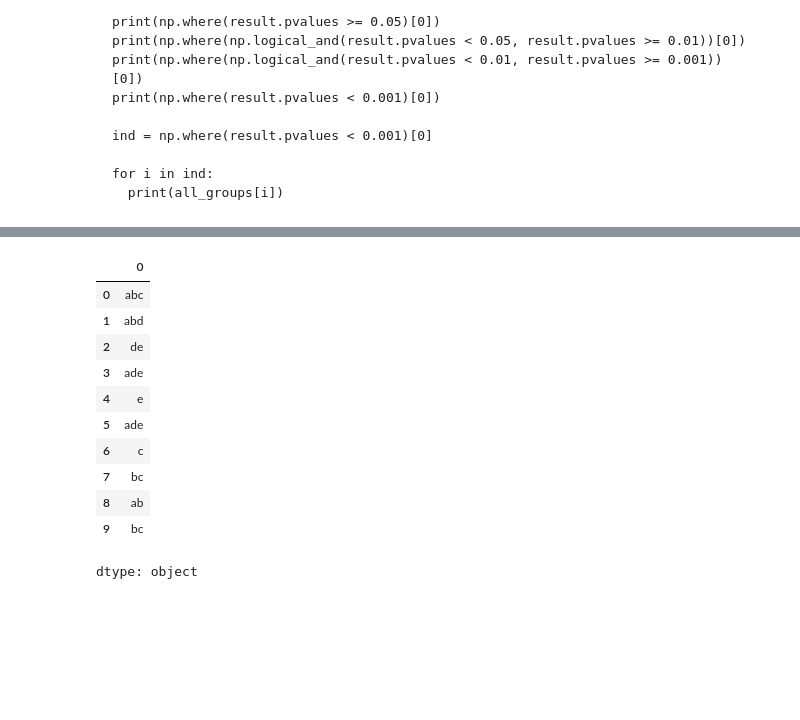
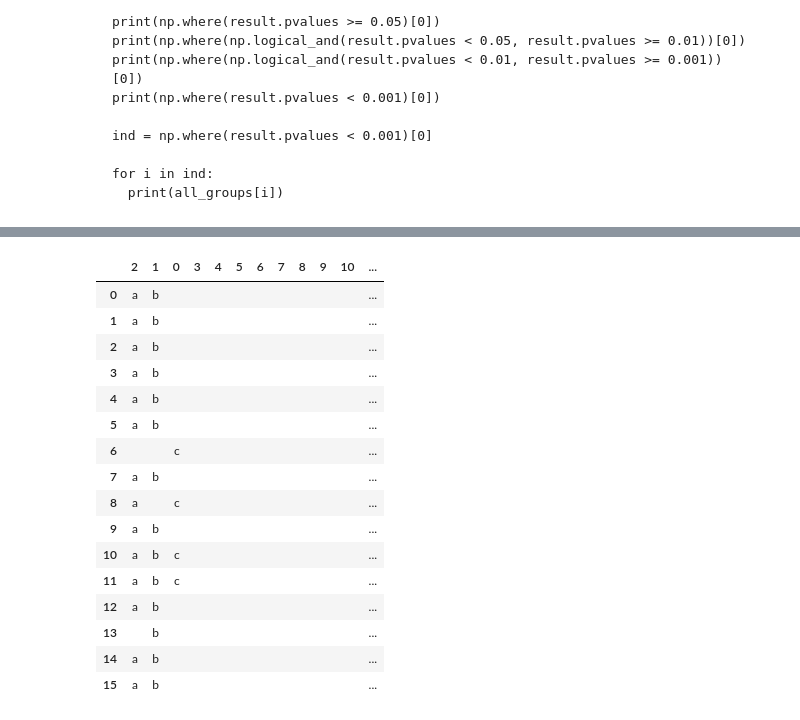
Before and after one commit to MKolaksazov/Data-Science, a Jupyter notebook: Colab code (graphs)/Fluorescence_Parameters_Tukey_test_letters.ipynb, the cells around one changed output, grey strips where cells are left out. Cells and saved outputs as stored; diff of their text form; code cells hidden in the pictures; blank space fills up the shorter version.

````diff
--- a/Colab code (graphs)/Fluorescence_Parameters_Tukey_test_letters.ipynb
+++ b/Colab code (graphs)/Fluorescence_Parameters_Tukey_test_letters.ipynb
@@ -46,4 +120,4 @@ df = pd.read_csv(csv_file, delimiter='\t', decimal='.') # delimiter '\t' or ';'
 # %%
-df = df.dropna()
+#df = df.dropna()
 if (sorting):
   df.sort_values(by="groups", key=lambda column: column.map(lambda e: group_order.index(e)), inplace=True)
@@ -53,7 +160,7 @@ Transposing the dataframe, so that it can be easily processed by the covariance
 # %%
 # print the resulting DataFrame
 #print(df)
-named = np.array(df.pop('groups'))
+named = np.array(df.pop(sorting_labels))
 transposed_df = df.T
 # %% [markdown]
 1.3) An optional step required to abbreviate the longer latin names of the crops, so that they can fit in the graph.
@@ -96,7 +203,7 @@ def derivations(params, y_height, y_dist, title_main):
 
     elif params == 'Phi_Eo':
         y_height = 0.7 # height of the graph
-        y_dist = 0.1 # distance between labels
+        y_dist = 0.2 # distance between labels
         title_main = '\u03C6$_{Eo}$ '
         derived_params = transposed_df.loc[params]
 
@@ -133,7 +240,7 @@ def derivations(params, y_height, y_dist, title_main):
 
     elif params == 'RC/CSm':
         y_height = 45000 # height of the graph
-        y_dist = 5000 # distance between labels
+        y_dist = 10000 # distance between labels
         title_main = 'RC/CS$_M$'
         derived_params = Fm_params/ABS_params
 
@@ -205,17 +312,18 @@
 
 Probably ```pandas.dataframe.pop()``` can be used as well.
 # %%
-try:
-    data, y_height, y_dist, title_main = derivations(parameter, y_height, y_dist, title_main)
-except Exception as e:
-    print(e)
-    params = df.pop(parameter) #required param
-    derived_params = pd.to_numeric(params.T)
-    print('no params')
-    data = pd.DataFrame({
-        'Variant': named,
-        'Value': derived_params
-    })
+if not stacked:
+  try:
+      data, y_height, y_dist, title_main = derivations(parameter, y_height, y_dist, title_main)
+  except Exception as e:
+      print(e)
+      params = df.pop(parameter) #required param
+      derived_params = params.T #pd.to_numeric(params.T)
+      print('no params')
+      data = pd.DataFrame({
+          'Variant': named,
+          'Value': derived_params
+      })
 # %% [markdown]
 3) performing the co-variance test
 (the following is a variant, showing the t-test)
@@ -342,9 +474,10 @@ data = dataVariant
 #Now take teh data and regroup for anova
 samples = [cols[1] for cols in data.groupby(col_to_group)[col_for_data]]
 #I am not sure how this works but it makes an numpy array for each group
+samples = np.asarray(samples).astype('float')
 f_val, p_val = stats.f_oneway(*samples)
 # I am not sure what this star does but this passes all the numpy arrays correctly
-
+print(samples)
 # this if statement can be uncommmented if you don't won't to go furhter with out p<0.05
 #if p_val<0.05:    #If the p value is less than 0.05 it then does the tukey
 mod = mc.MultiComparison(data[col_for_data].astype('float'), data[col_to_group])
@@ -368,6 +501,7 @@ df_nms = pd.DataFrame('', index=np.arange(tot), columns=['names'])
 for i in np.arange(tot):   #I loop through and make all pairwise comparisons.
     for j in np.arange(i+1,tot):
         #print('i=',i,'j=',j,thsd.reject[count])
+
         if thsd.reject[count]==True:
             for cn in np.arange(tot):
                 if df_ltr.iloc[i,cn]==1 and df_ltr.iloc[j,cn]==1:
@@ -402,4 +536,5 @@ for cn in np.arange(len(df_ltr.columns)):
 #I put all the letters into one string
 df_ltr=df_ltr.astype(str)
 df_ltr.sum(axis=1)
+df_ltr
 # %% [output]
@@ -407,12 +558,17 @@ df_ltr.sum(axis=1)
-|  | 0 |
-| 0 | abc |
-| 1 | abd |
-| 2 | de |
-| 3 | ade |
-| 4 | e |
-| 5 | ade |
-| 6 | c |
-| 7 | bc |
-| 8 | ab |
-| 9 | bc |
+|  | 2 | 1 | 0 | 3 | 4 | 5 | 6 | 7 | 8 | 9 | 10 | ... |
+| 0 | a | b |  |  |  |  |  |  |  |  |  | ... |
+| 1 | a | b |  |  |  |  |  |  |  |  |  | ... |
+| 2 | a | b |  |  |  |  |  |  |  |  |  | ... |
+| 3 | a | b |  |  |  |  |  |  |  |  |  | ... |
+| 4 | a | b |  |  |  |  |  |  |  |  |  | ... |
+| 5 | a | b |  |  |  |  |  |  |  |  |  | ... |
+| 6 |  |  | c |  |  |  |  |  |  |  |  | ... |
+| 7 | a | b |  |  |  |  |  |  |  |  |  | ... |
+| 8 | a |  | c |  |  |  |  |  |  |  |  | ... |
+| 9 | a | b |  |  |  |  |  |  |  |  |  | ... |
+| 10 | a | b | c |  |  |  |  |  |  |  |  | ... |
+| 11 | a | b | c |  |  |  |  |  |  |  |  | ... |
+| 12 | a | b |  |  |  |  |  |  |  |  |  | ... |
+| 13 |  | b |  |  |  |  |  |  |  |  |  | ... |
+| 14 | a | b |  |  |  |  |  |  |  |  |  | ... |
+| 15 | a | b |  |  |  |  |  |  |  |  |  | ... |
-dtype: object
````
Also changed, not shown: parts of 24 cells of this notebook.
